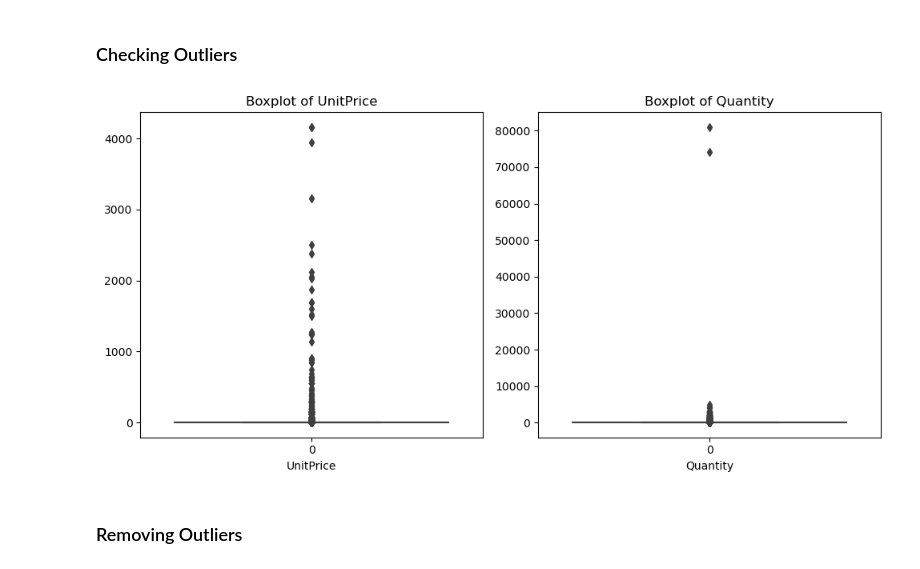
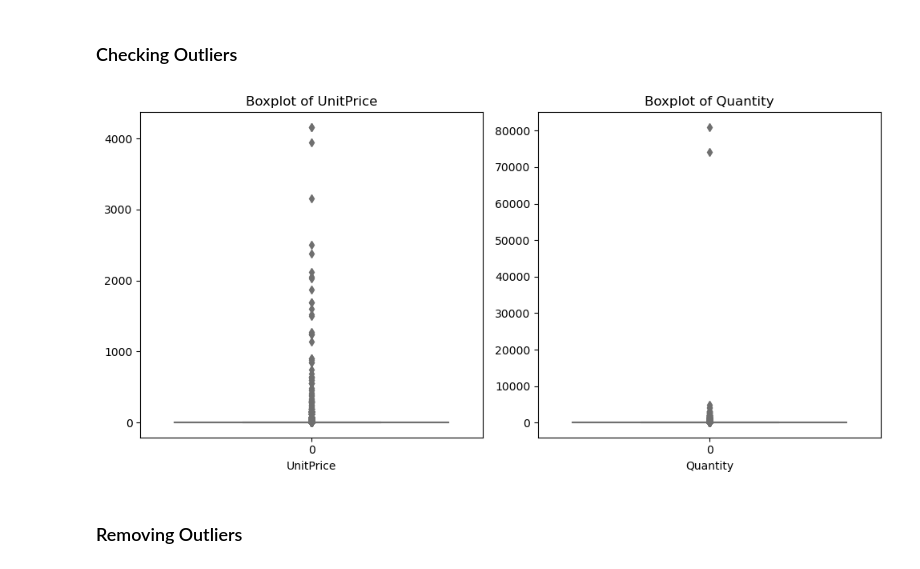
Before and after one commit to UtkarshPrajapati/Customer-Purchase-Recommendation-System, a Jupyter notebook: userstory.ipynb, the cells around one changed output. Cells and saved outputs as stored; diff of their text form; code cells hidden in the pictures.

```diff
--- a/userstory.ipynb
+++ b/userstory.ipynb
@@ -203,20 +203,20 @@ df["InvoiceNo"].apply(str).str.startswith("C").sum()
 ### Checking Outliers
 # %%
 def check_outliers(dataframe, variable, ax):
-    sns.boxplot(dataframe[variable], ax=ax)
+    sns.boxplot(dataframe[variable],color='skyblue', ax=ax)
     ax.set_title('Boxplot of '+variable)
     ax.set_xlabel(variable)
 
 columns = ['UnitPrice', 'Quantity']
 fig, axs = plt.subplots(1, len(columns), figsize=(10, 5))
 
 for i, col in enumerate(columns):
     check_outliers(df, col, axs[i])
 
 plt.tight_layout()
 plt.show()
 # %% [output]
-[figure, old version]
+[figure, new version]
 # %% [markdown]
 ### Removing Outliers
 # %%
```
Also changed, not shown: parts of 5 cells of this notebook.
